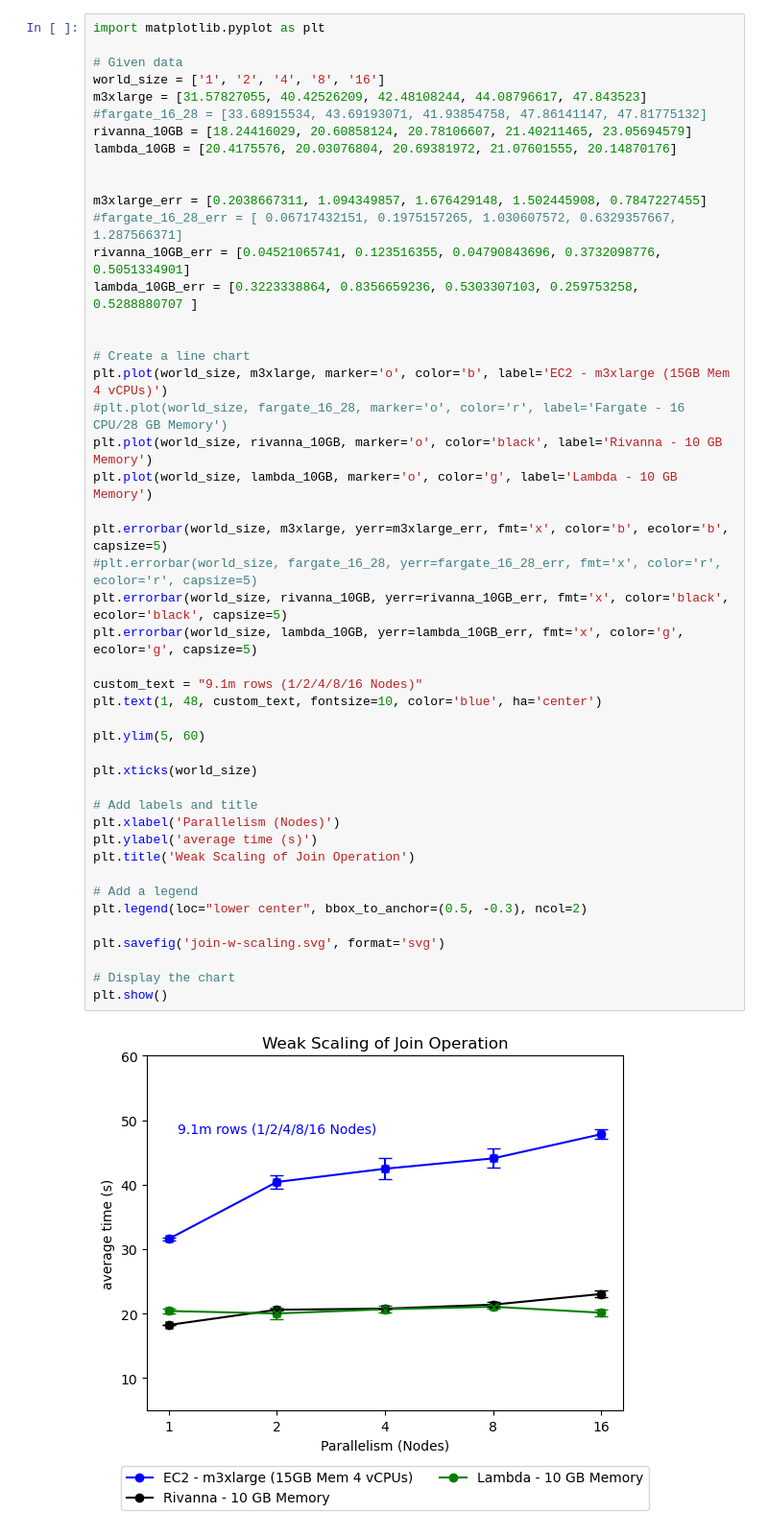
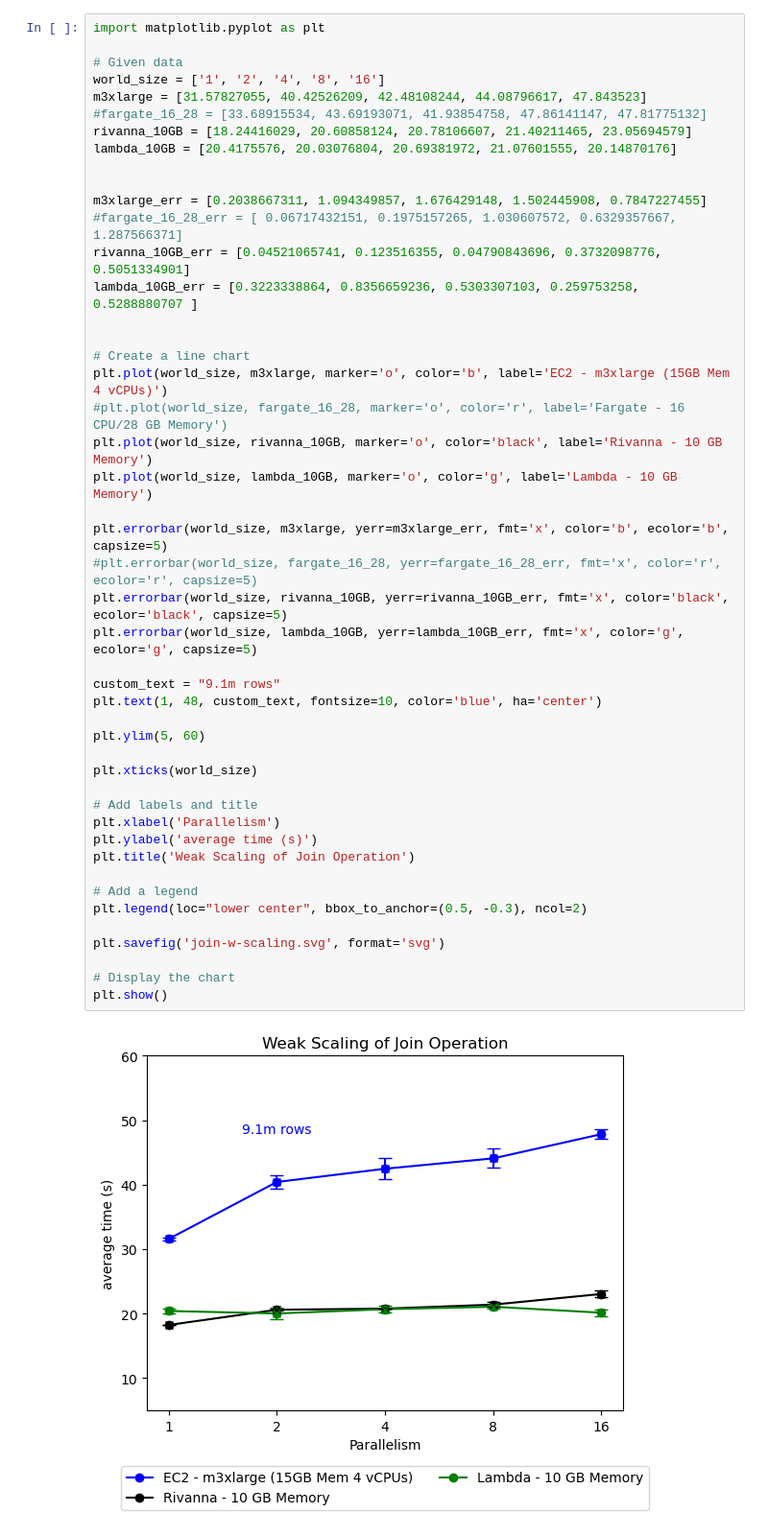
Before and after one commit to mstaylor/cylon, a Jupyter notebook: target/aws/scripts/notebooks/Join_Weak_Scaling_quals.ipynb, the cells around one changed output. Shown at 96% size. Saved outputs shown, nothing was run; the diff lists cells and outputs as text.

```diff
--- a/target/aws/scripts/notebooks/Join_Weak_Scaling_quals.ipynb
+++ b/target/aws/scripts/notebooks/Join_Weak_Scaling_quals.ipynb
@@ -17,36 +17,36 @@ lambda_10GB_err = [0.3223338864, 0.8356659236, 0.5303307103, 0.259753258, 0.5288
 
 # Create a line chart
 plt.plot(world_size, m3xlarge, marker='o', color='b', label='EC2 - m3xlarge (15GB Mem 4 vCPUs)')
 #plt.plot(world_size, fargate_16_28, marker='o', color='r', label='Fargate - 16 CPU/28 GB Memory')
 plt.plot(world_size, rivanna_10GB, marker='o', color='black', label='Rivanna - 10 GB Memory')
 plt.plot(world_size, lambda_10GB, marker='o', color='g', label='Lambda - 10 GB Memory')
 
 plt.errorbar(world_size, m3xlarge, yerr=m3xlarge_err, fmt='x', color='b', ecolor='b', capsize=5)
 #plt.errorbar(world_size, fargate_16_28, yerr=fargate_16_28_err, fmt='x', color='r', ecolor='r', capsize=5)
 plt.errorbar(world_size, rivanna_10GB, yerr=rivanna_10GB_err, fmt='x', color='black', ecolor='black', capsize=5)
 plt.errorbar(world_size, lambda_10GB, yerr=lambda_10GB_err, fmt='x', color='g', ecolor='g', capsize=5)
 
-custom_text = "9.1m rows (1/2/4/8/16 Nodes)"
+custom_text = "9.1m rows"
 plt.text(1, 48, custom_text, fontsize=10, color='blue', ha='center')
 
 plt.ylim(5, 60)
 
 plt.xticks(world_size)
 
 # Add labels and title
-plt.xlabel('Parallelism (Nodes)')
+plt.xlabel('Parallelism')
 plt.ylabel('average time (s)')
 plt.title('Weak Scaling of Join Operation')
 
 # Add a legend
 plt.legend(loc="lower center", bbox_to_anchor=(0.5, -0.3), ncol=2)
 
 plt.savefig('join-w-scaling.svg', format='svg')
 
 # Display the chart
 plt.show()
 # %% [output]
-[figure, old version]
+[figure, new version]
 # %%
 import matplotlib.pyplot as plt
 
```
Also changed, not shown: parts of 7 cells of this notebook, 2 other files.
